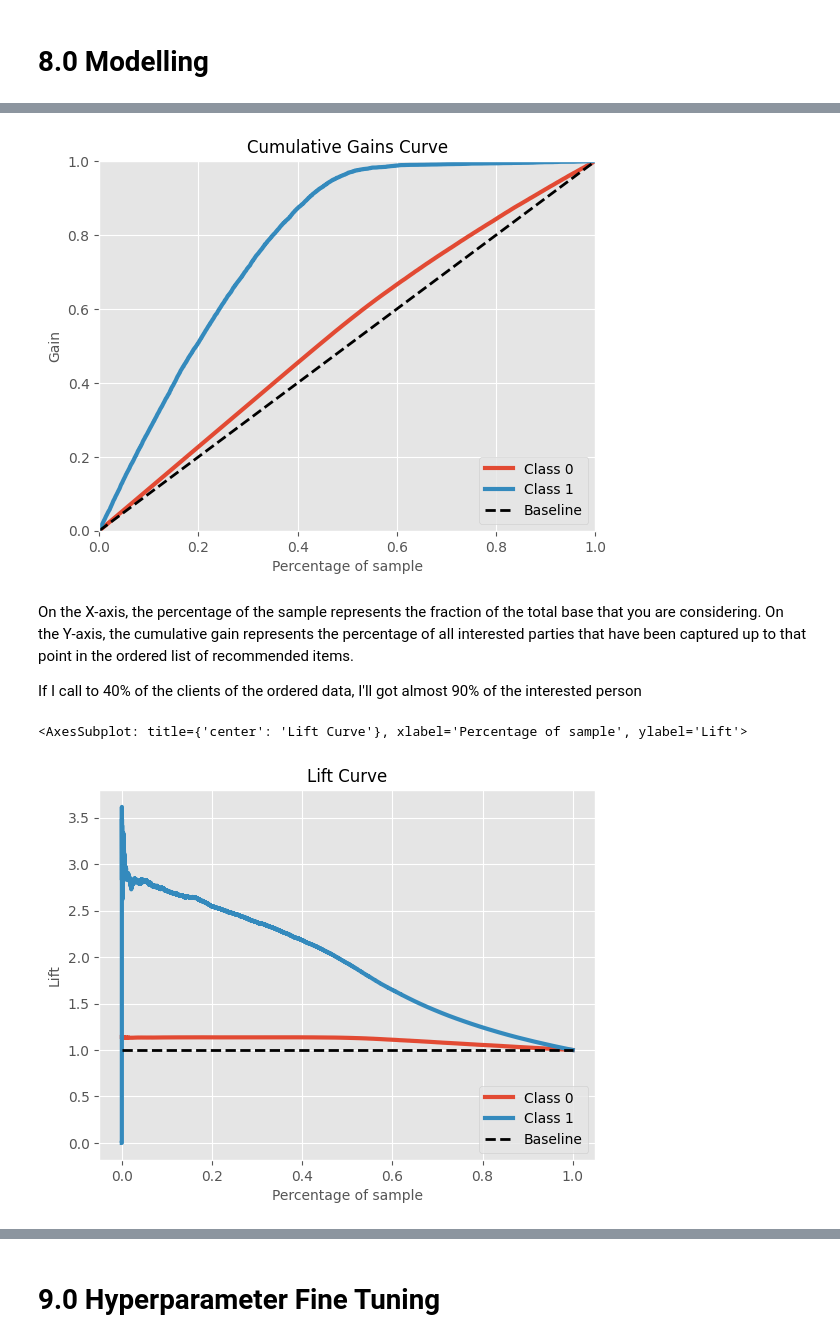
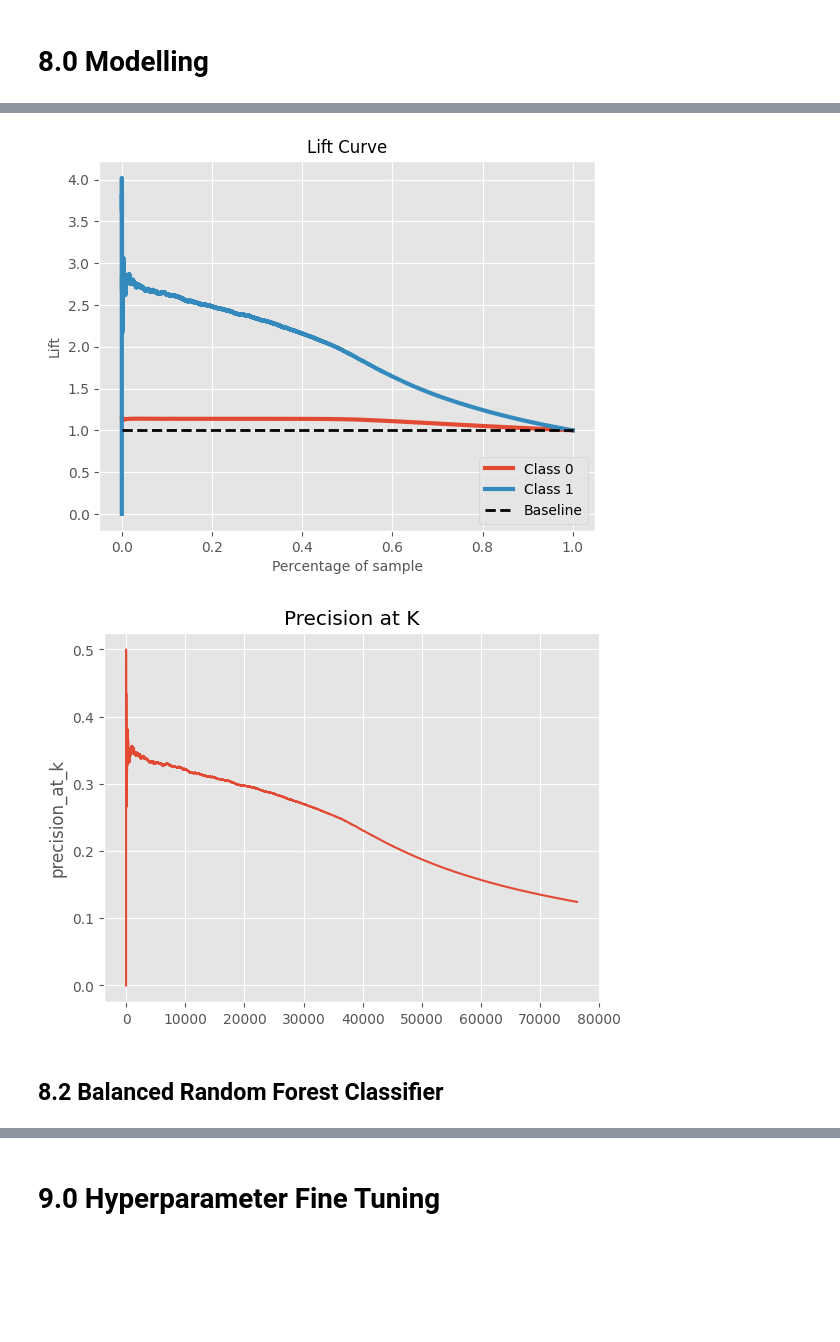
Before and after one commit to AllanCasado/health-insurance-cross-sell, a Jupyter notebook: notebooks/health_insurance_cross_sell.ipynb, the cells around one changed output, grey strips where cells are left out. Drawn from its saved outputs; the diff is of its cells as text; code cells hidden in the pictures; blank space fills up the shorter version.

Commit message:
finished modelling, hyperparameter fine tuning, final metrics analysis and business perfomance overview

```diff
--- a/notebooks/health_insurance_cross_sell.ipynb
+++ b/notebooks/health_insurance_cross_sell.ipynb
@@ -33,3 +49,17 @@ pd.set_option('display.max_columns', None)
+# %%
+def get_metrics_dataframe(X_test_copy, y_test, ypred_proba):
+    metrics = pd.DataFrame()
+    metrics['id'] = X_test_copy['id'].values
+    metrics['response'] = y_test.values
+    metrics['propensity_score'] = ypred_proba[:, 1].tolist()
+    metrics = metrics.sort_values('propensity_score', ascending=False)
+    metrics.reset_index(drop=True, inplace=True)
+    metrics['ranking'] = metrics.index + 1
+    metrics['precision_at_k'] = metrics.response.cumsum() / metrics['ranking']
+    metrics['recall_at_k'] = metrics.response.cumsum() / metrics['response'].value_counts()[1]
+    metrics['%_base'] = metrics['ranking']/metrics.shape[0]
+
+    return metrics
 # %%
 def feature_importance(X_train, y_train, k, verbose=False):
     model = RandomForestClassifier(n_estimators=250, n_jobs=-1, random_state=1)
@@ -1248,5 +1284,7 @@ X_test["policy_sales_channel"] = X_test["policy_sales_channel"].map(frequency_en
 # %% [markdown]
 ## 6.5 Final data
 # %%
+X_train_copy = X_train.copy()
+X_test_copy = X_test.copy()
 X_train = X_train.drop("id", axis=1)
 X_test = X_test.drop("id", axis=1)
@@ -1346,3 +1391,5 @@ rf = RandomForestClassifier(n_estimators=150,
 rf.fit(X_train, y_train)
 
 ypred_rf = rf.predict_proba(X_test)
+# %%
+metrics_rf = get_metrics_dataframe(X_test_copy, y_test, ypred_rf)
@@ -1349,14 +1401,13 @@ ypred_rf = rf.predict_proba(X_test)
 # %%
-skplt.metrics.plot_cumulative_gain(y_test, ypred_rf)
+skplt.metrics.plot_lift_curve(y_test, ypred_rf)
 plt.show()
 # %% [output]
-[figure, old version]
+[figure, new version]
-# %% [markdown]
-On the X-axis, the percentage of the sample represents the fraction of the total base that you are considering. On the Y-axis, the cumulative gain represents the percentage of all interested parties that have been captured up to that point in the ordered list of recommended items.
-
-If I call to 40% of the clients of the ordered data, I'll got almost 90% of the interested person
-# %%
-skplt.metrics.plot_lift_curve(y_test, ypred_rf)
-# %% [output]
-<AxesSubplot: title={'center': 'Lift Curve'}, xlabel='Percentage of sample', ylabel='Lift'>
-[figure, removed]
+# %%
+sns.lineplot(metrics_rf["precision_at_k"])
+plt.title("Precision at K")
+plt.show()
+# %% [output]
+[figure, added]
+# %% [markdown]
+## 8.2 Balanced Random Forest Classifier
```
Also changed, not shown: parts of 73 cells of this notebook, 4 other files.
